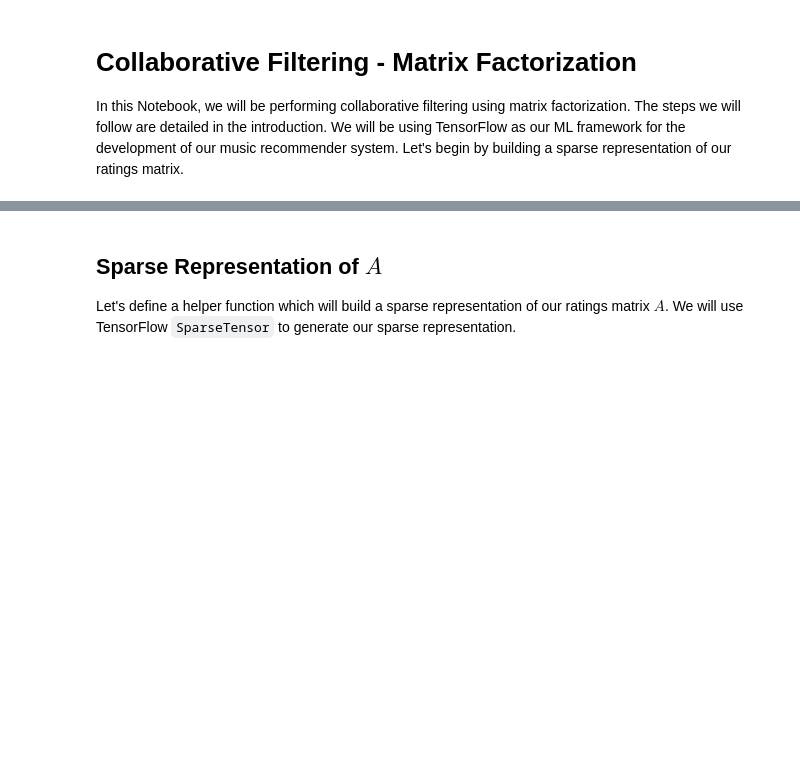
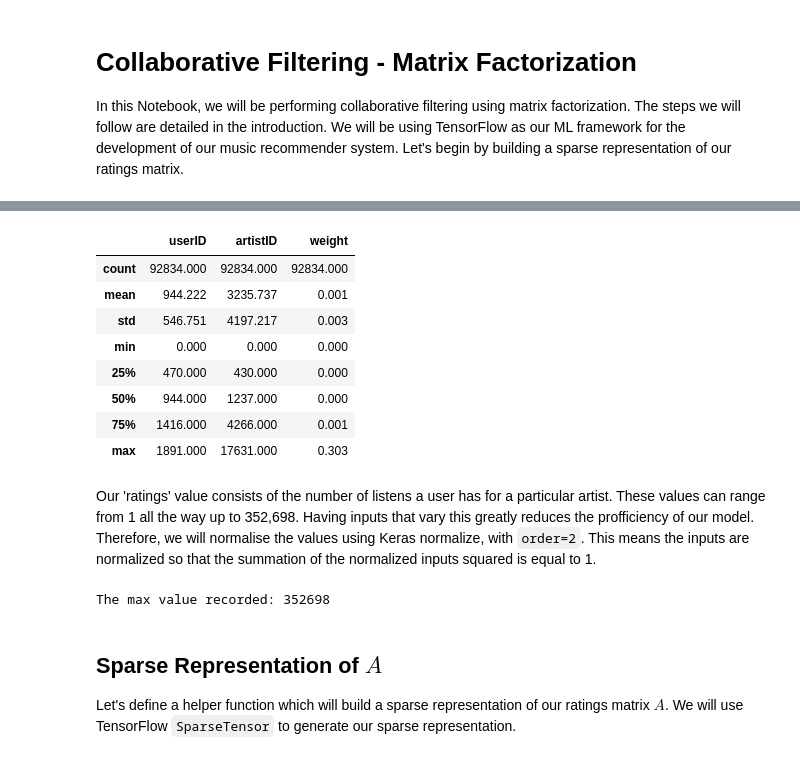
Before and after one commit to scummins00/CA4015-Music-RecSystem, a Jupyter notebook: book/Matrix_Factorization.ipynb, the cells around one changed output, grey strips where cells are left out. Saved outputs shown, nothing was run; the diff lists cells and outputs as text; code cells hidden in the pictures; blank space fills up the shorter version.

```diff
--- a/book/Matrix_Factorization.ipynb
+++ b/book/Matrix_Factorization.ipynb
@@ -23,7 +35,20 @@ pd.DataFrame.flatten_cols = flatten_cols
 # %%
-#Let's define our amount of users and artists
+#Let's define our amount of users
 rating_matrix = pd.read_csv('../data/user_artists.dat', sep='\t', encoding='latin-1')
 num_users = len(rating_matrix.userID.unique())
 
-artists = pd.read_csv('../data/artists.dat', sep='\t', encoding='latin-1')
-num_artists = len(artists.id.unique())
+#Extract userID column
+userids = np.asarray(rating_matrix.userID)
+
+#Remap the column
+u_mapper, u_ind = np.unique(userids, return_inverse=True)
+# %%
+#Let's define our amount of artists
+artists = pd.read_csv('../data/artists.dat', sep='\t', encoding='latin-1')
+num_artists = len(artists.id.unique())
+
+#Extract artistID column
+artistids = np.asarray(rating_matrix.artistID)
+
+#Remap the column
+a_mapper, a_ind = np.unique(artistids, return_inverse=True)
@@ -30,3 +69,26 @@ num_artists = len(artists.id.unique())
+# %%
+rating_matrix.describe()
+# %% [output]
+|  | userID | artistID | weight |
+| count | 92834.000 | 92834.000 | 92834.000 |
+| mean | 944.222 | 3235.737 | 0.001 |
+| std | 546.751 | 4197.217 | 0.003 |
+| min | 0.000 | 0.000 | 0.000 |
+| 25% | 470.000 | 430.000 | 0.000 |
+| 50% | 944.000 | 1237.000 | 0.000 |
+| 75% | 1416.000 | 4266.000 | 0.001 |
+| max | 1891.000 | 17631.000 | 0.303 |
+# %% [markdown]
+Our 'ratings' value consists of the number of listens a user has for a particular artist. These values can range from 1 all the way up to 352,698. Having inputs that vary this greatly reduces the profficiency of our model. Therefore, we will normalise the values using Keras normalize, with `order=2`. This means the inputs are normalized so that the summation of the normalized inputs squared is equal to 1.
+# %%
+#What is the max amount of listens
+print(f'The max value recorded: {rating_matrix.weight.max()}')
+
+
+#normalize the weight array
+rating_matrix.weight = tf.keras.utils.normalize(np.asarray(rating_matrix.weight), order=2)[0]
+# %% [output]
+The max value recorded: 352698
 # %% [markdown]
 ## Sparse Representation of $A$
 Let's define a helper function which will build a sparse representation of our ratings matrix $A$. We will use TensorFlow `SparseTensor` to generate our sparse representation.
```
Also changed, not shown: parts of 8 cells of this notebook.
